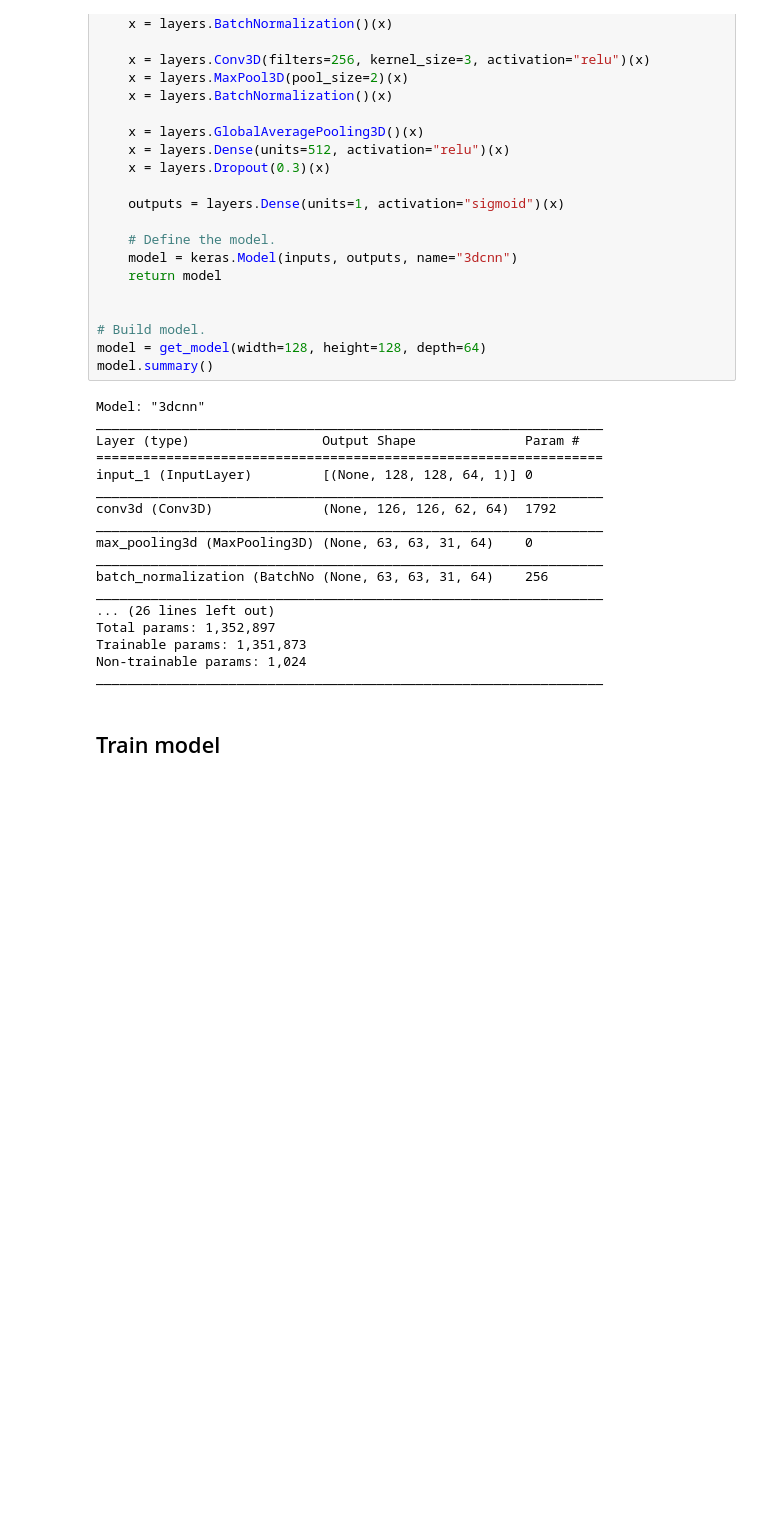
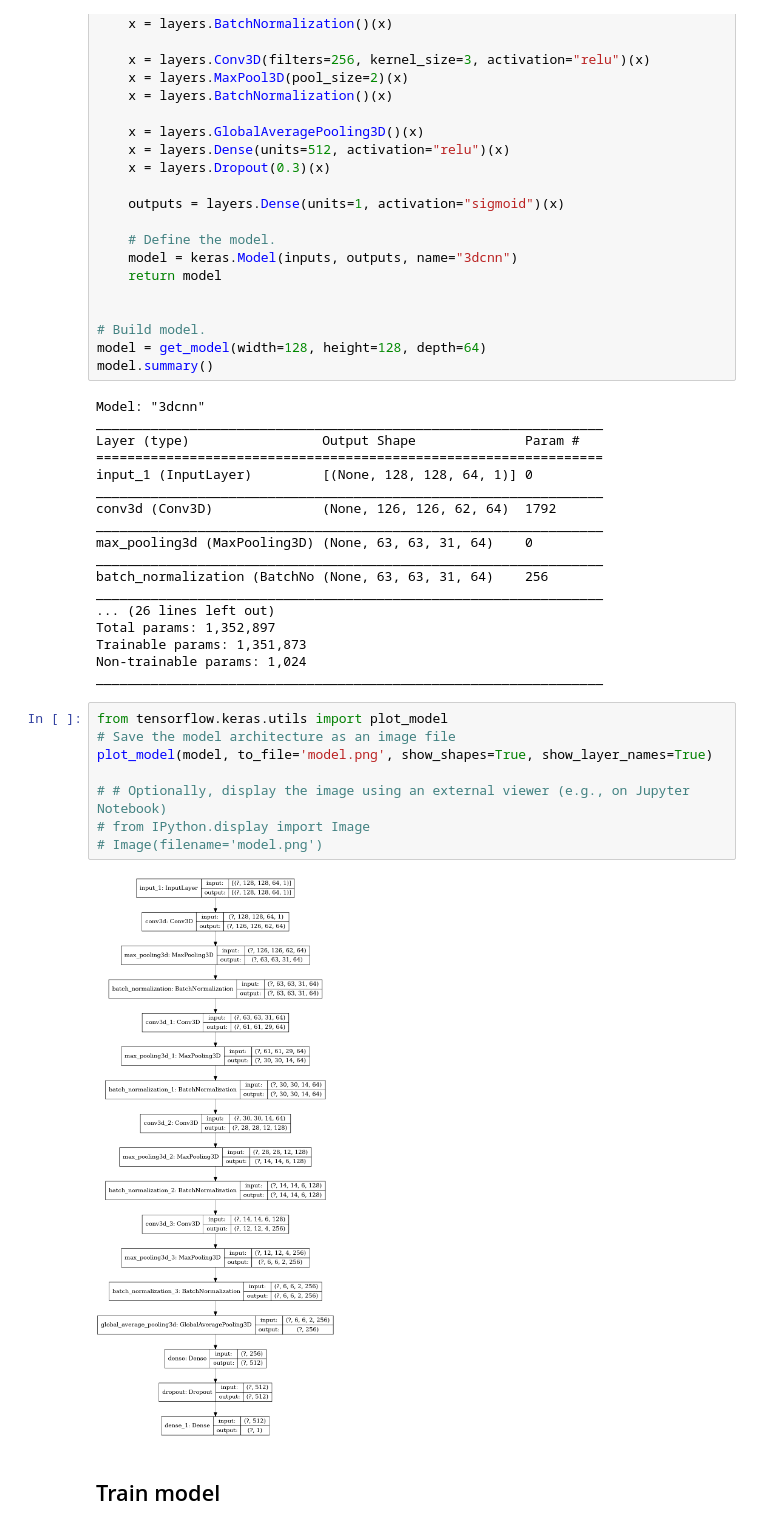
Before and after one commit to Andjelaaaa/3D-image-classification-tutorial, a Jupyter notebook: 3D_image_classification.ipynb, the cells around one changed output. Drawn from its saved outputs; the diff is of its cells as text; blank space fills up the shorter version.

```diff
--- a/3D_image_classification.ipynb
+++ b/3D_image_classification.ipynb
@@ -376,6 +374,16 @@ Total params: 1,352,897
 Trainable params: 1,351,873
 Non-trainable params: 1,024
 _________________________________________________________________
+# %%
+from tensorflow.keras.utils import plot_model
+# Save the model architecture as an image file
+plot_model(model, to_file='model.png', show_shapes=True, show_layer_names=True)
+
+# # Optionally, display the image using an external viewer (e.g., on Jupyter Notebook)
+# from IPython.display import Image
+# Image(filename='model.png')
+# %% [output]
+[figure, added]
 # %% [markdown]
 ## Train model
 # %%
```
Also changed, not shown: parts of 18 cells of this notebook, 1 other file.
